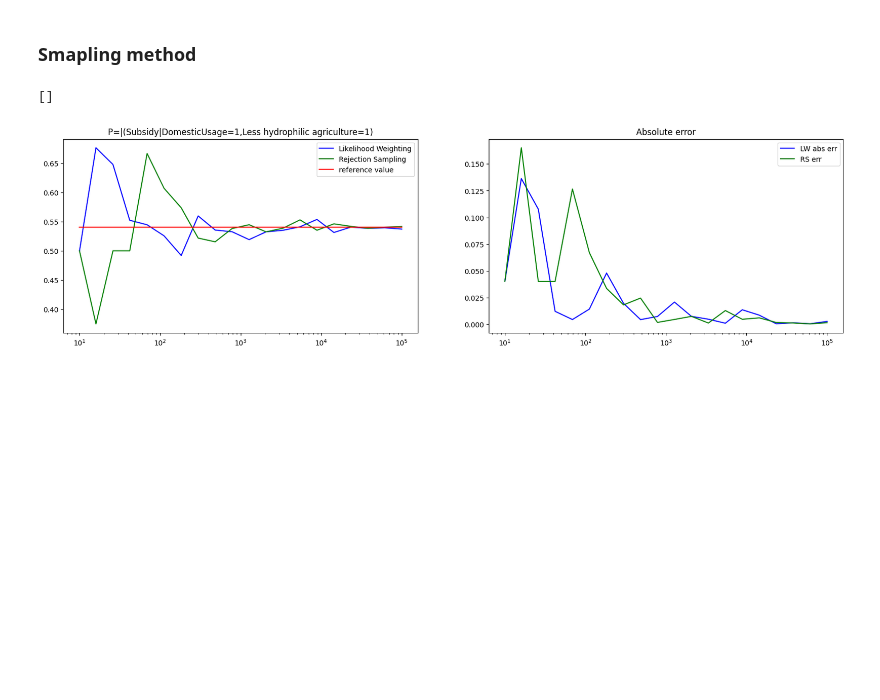
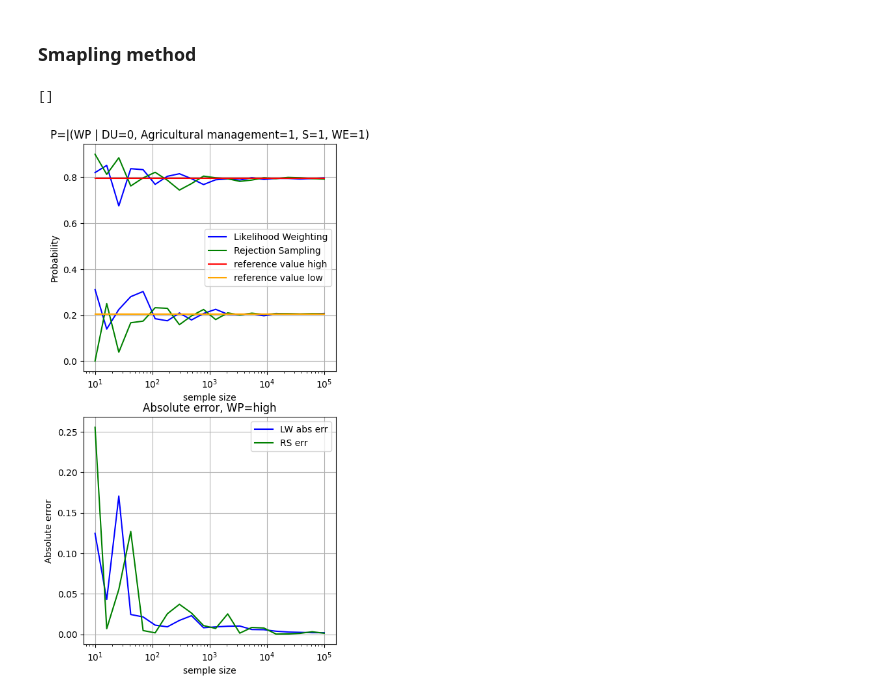
Before and after one commit to francesco-source/Artificial-Intelligence-UNIBO, a Jupyter notebook: Fundamentals_of_knowledge_and_rapresentation/ProgettoTorroni.ipynb, the cells around one changed output. Drawn from its saved outputs; the diff is of its cells as text; code cells hidden in the pictures; blank space fills up the shorter version.

```diff
--- a/Fundamentals_of_knowledge_and_rapresentation/ProgettoTorroni.ipynb
+++ b/Fundamentals_of_knowledge_and_rapresentation/ProgettoTorroni.ipynb
@@ -54,7 +54,7 @@ cpd_wPrice=TabularCPD(
     variable=wPrice,variable_card=2,values=[[0.5],[0.5]]
 )
 cpd_subsidy=TabularCPD(
-    variable=subsidy, variable_card=2,values=[[0.5],[0.5]]
+    variable=subsidy, variable_card=2,values=[[0.2],[0.8]]
 )
 cpd_duse=TabularCPD(
     variable=dUse, variable_card=2,values=[[0.2,0.6],[0.8,0.4]],evidence=[wPrice],evidence_card=[2]
@@ -166,6 +181,7 @@ inference=VariableElimination(Water_price_model)
 val_piccolo=True
 p_subsidy=Water_inference.query([wPrice],{lessIdoTecniques:1}).values[1]
 p_subsidy2=Water_inference.query([wPrice],{lessIdoTecniques:1,dUse:0,subsidy:1,wUseEff:1}).values[1]
+p_subsidy3=Water_inference.query([wPrice],{lessIdoTecniques:1,dUse:0,subsidy:1,wUseEff:1}).values[0]
 inference=BayesianModelSampling(Water_price_model)
 
 
@@ -217,4 +234,9 @@ for size in np.logspace(starting_size_, final_size,num=experiments, dtype='<i8')
 result_LS_ev3=np.array([],dtype=[("size","<i8"),("pwater_LW","<f8"),("err_LW","<f8")])
 for size in np.logspace(starting_size_, final_size,num=experiments, dtype='<i8'):
    result_LS_ev3=np.append(result_LS_ev3,sampling_LW(size,evidence3,wPrice,p_subsidy2))
+# %%
+val_piccolo=False
+result_LS_1ev3=np.array([],dtype=[("size","<i8"),("pwater_LW","<f8"),("err_LW","<f8")])
+for size in np.logspace(starting_size_, final_size,num=experiments, dtype='<i8'):
+   result_LS_1ev3=np.append(result_LS_1ev3,sampling_LW(size,evidence3,wPrice,p_subsidy3))
 # %%
@@ -221,21 +244,34 @@ for size in np.logspace(starting_size_, final_size,num=experiments, dtype='<i8')
 results_RS_ev3=np.array([],dtype=[("size","<i8"),("pwater_RS","<f8"),("err_RS","<f8")])
 for size in np.logspace(starting_size_, final_size,num=experiments, dtype='<i8'):
    results_RS_ev3=np.append(results_RS_ev3,sampling_RS(size,evidence3,wPrice,p_subsidy2))
+# %%
+val_piccolo=False
+results_RS_1ev3=np.array([],dtype=[("size","<i8"),("pwater_RS","<f8"),("err_RS","<f8")])
+for size in np.logspace(starting_size_, final_size,num=experiments, dtype='<i8'):
+   results_RS_1ev3=np.append(results_RS_1ev3,sampling_RS(size,evidence3,wPrice,p_subsidy3))
 # %%
-plt.figure(figsize=(20,5))
-plt.subplot(121)
-plt.title("P=|(Subsidy|DomesticUsage=1,Less hydrophilic agriculture=1)")
-LWCplot, = plt.semilogx(result_LW["size"],result_LW["pwater_LW"],'blue',label="Likelihood Weighting")
-RSCplot, = plt.semilogx(result_RS['size'],result_RS['pwater_RS'],'green',label="Rejection Sampling")
-VECplot, = plt.semilogx(result_RS['size'],p_subsidy*np.ones(result_RS.size),'r',label="reference value")
-plt.legend(handles=[LWCplot,RSCplot,VECplot])
-plt.subplot(122)
-plt.title("Absolute error")
+plt.figure(figsize=(5,10))
+plt.subplot(2,1,1)
+plt.title("P=|(WP | DU=0, Agricultural management=1, S=1, WE=1)")
+plt.xlabel("semple size")
+plt.ylabel("Probability")
+LWCplot, = plt.semilogx(result_LS_ev3["size"],result_LS_ev3["pwater_LW"],'blue',label="Likelihood Weighting")
+RSCplot, = plt.semilogx(results_RS_ev3['size'],results_RS_ev3['pwater_RS'],'green',label="Rejection Sampling")
+VECplot, = plt.semilogx(results_RS_ev3['size'],p_subsidy2*np.ones(results_RS_ev3.size),'r',label="reference value high")
+LWCplot1, = plt.semilogx(result_LS_1ev3["size"],result_LS_1ev3["pwater_LW"],'blue')
+RSCplot1, = plt.semilogx(results_RS_1ev3['size'],results_RS_1ev3['pwater_RS'],'green')
+VECplot1, = plt.semilogx(results_RS_1ev3['size'],p_subsidy3*np.ones(results_RS_1ev3.size),'orange',label="reference value low")
+plt.legend(handles=[LWCplot,RSCplot,VECplot,VECplot1])
+plt.grid()
+plt.subplot(2,1,2)
+plt.title("Absolute error, WP=high")
+plt.xlabel("semple size")
+plt.ylabel("Absolute error")
 ELWCplot, = plt.semilogx(result_LW['size'],result_LW['err_LW'],'b',label="LW abs err")
 ERSCplot, = plt.semilogx(result_RS['size'],result_RS['err_RS'],'g',label="RS err")
 plt.legend(handles=[ELWCplot,ERSCplot])
-
+plt.grid()
 plt.plot()
 # %% [output]
 []
-[figure, old version]
+[figure, new version]
```
Also changed, not shown: parts of 5 cells of this notebook, 9 other files.
